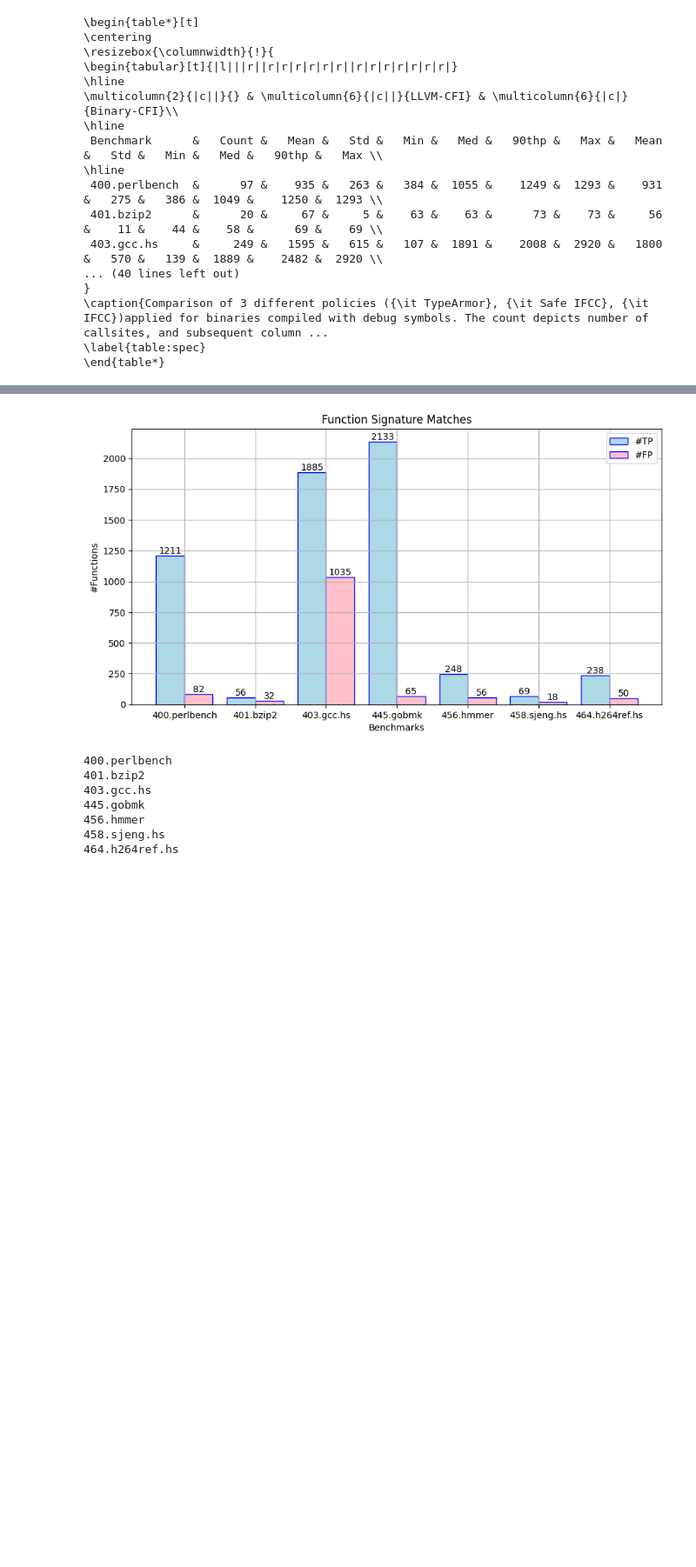
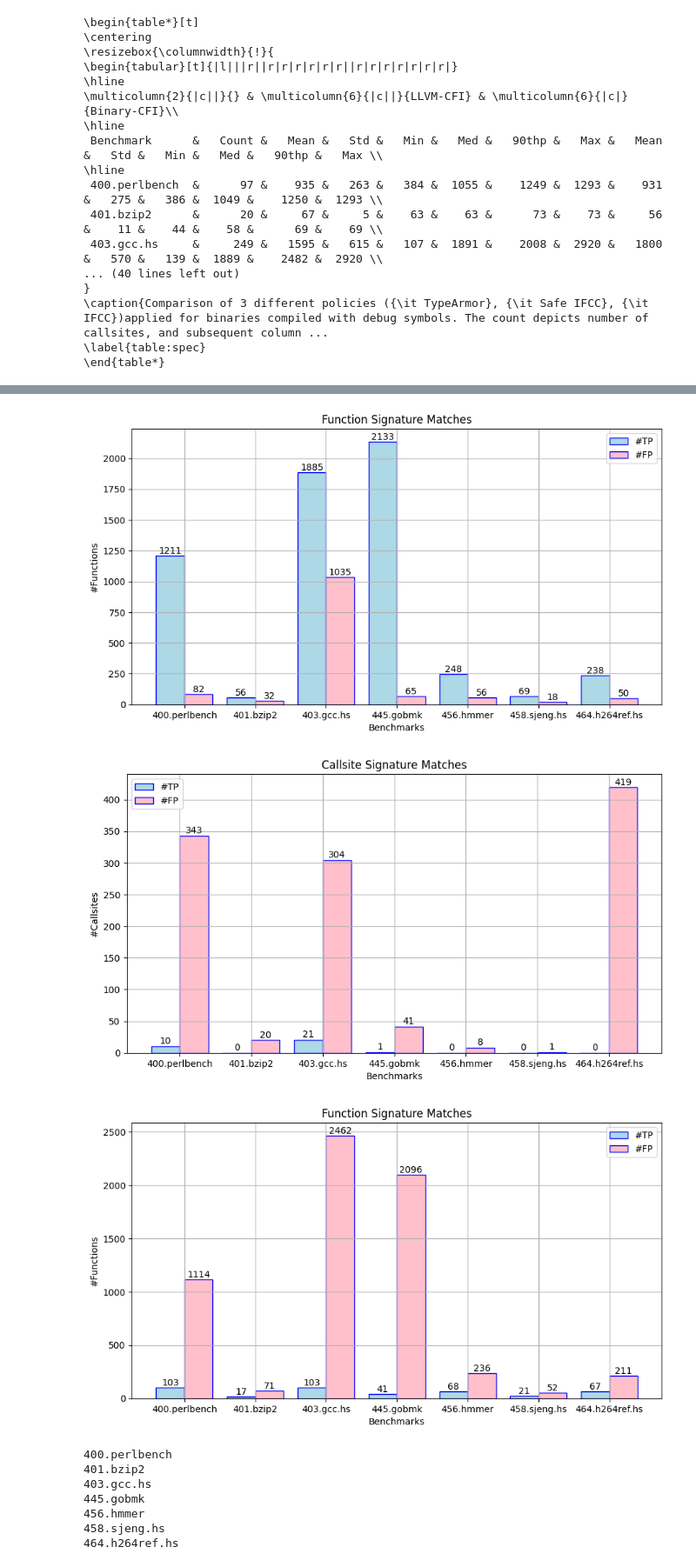
Before and after one commit to Ruturaj4/cfi_project, a Jupyter notebook: framework/notebooks/combined.ipynb, the cells around one changed output, grey strips where cells are left out. Shown at 87% size. Cells and saved outputs as stored; diff of their text form; code cells hidden in the pictures; blank space fills up the shorter version.

```diff
--- a/framework/notebooks/combined.ipynb
+++ b/framework/notebooks/combined.ipynb
@@ -413,33 +441,37 @@ def signaturePlot(bench, obj, graph_type):
     color = ['red','blue','green','orange']
 
     ax_bar1 = ax.bar(bar1, y1,w, label="#TP", color="lightblue", edgecolor="b")
     ax_bar2 = ax.bar(bar2, y2,w, label="#FP", color="pink", edgecolor="b")
 
     ax.set_xticks(bar1+w/2, x)
     ax.set_ylabel(f"#{graph_type}s")
     ax.set_xlabel("Benchmarks")
     ax.set_title(f"{graph_type} Signature Matches")
     ax.legend()
 
     def autolabel(rects):
         """
         Attach a text label above each bar displaying its height
         """
         for rect in rects:
             height = rect.get_height()
             ax.text(rect.get_x() + rect.get_width()/2., height+1, \
                     '%d' % int(height), \
                     ha='center', va='bottom')
     autolabel(ax_bar1)
     autolabel(ax_bar2)
     plt.grid()
     plt.show()
     plt.close(fig)
 signaturePlot("spec", spec, "Callsite")
 signaturePlot("spec", spec, "Function")
+signaturePlot("spec-opt-stripped", spec_opt_str, "Callsite")
+signaturePlot("spec-opt-stripped", spec_opt_str, "Function")
 # %% [output]
 [figure]
 [figure]
+[figure, added]
+[figure, added]
 # %%
 def decode(encoding, recurse):
     ret = ""
```
Also changed, not shown: parts of 6 cells of this notebook, 2 other files.
